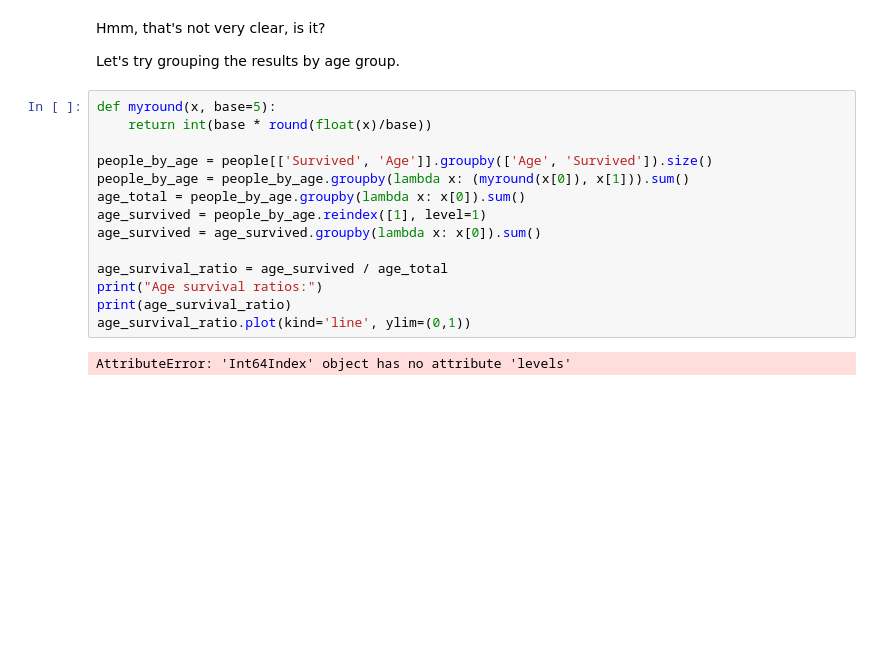
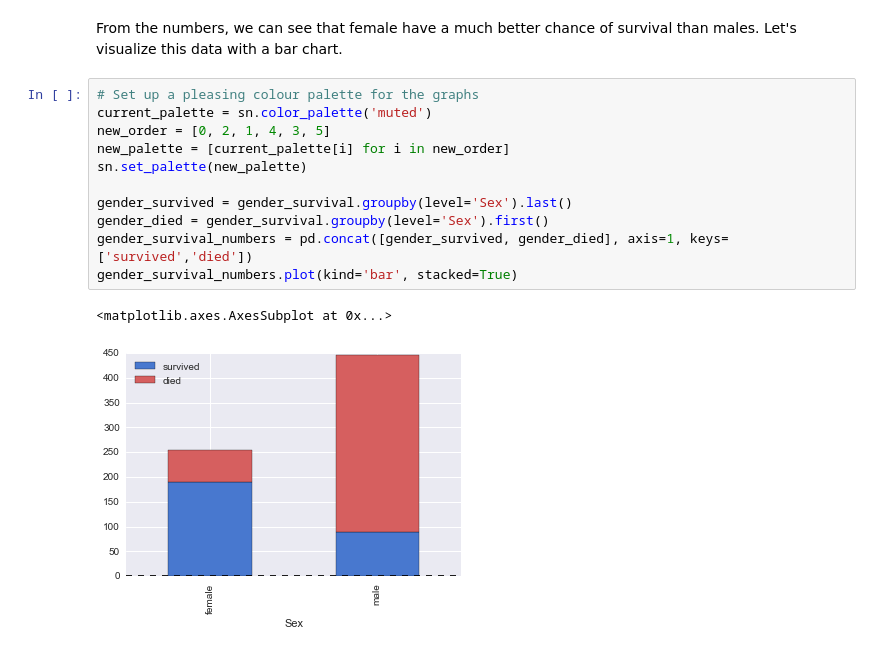
Before and after one commit to Mistborn/titanic, a Jupyter notebook: Titanic.ipynb, the cells around one changed output. Cells and saved outputs as stored; diff of their text form; blank space fills up the shorter version.

```diff
--- a/Titanic.ipynb
+++ b/Titanic.ipynb
@@ -216,20 +66,16 @@ dtype: float64
-# %% [markdown]
-Hmm, that's not very clear, is it?
-
-Let's try grouping the results by age group.
-# %%
-def myround(x, base=5):
-    return int(base * round(float(x)/base))
-
-people_by_age = people[['Survived', 'Age']].groupby(['Age', 'Survived']).size()
-people_by_age = people_by_age.groupby(lambda x: (myround(x[0]), x[1])).sum()
-age_total = people_by_age.groupby(lambda x: x[0]).sum()
-age_survived = people_by_age.reindex([1], level=1)
-age_survived = age_survived.groupby(lambda x: x[0]).sum()
-
-age_survival_ratio = age_survived / age_total
-print("Age survival ratios:")
-print(age_survival_ratio)
-age_survival_ratio.plot(kind='line', ylim=(0,1))
-# %% [output]
-AttributeError: 'Int64Index' object has no attribute 'levels'
+# %% [markdown]
+From the numbers, we can see that female have a much better chance of survival than males. Let's visualize this data with a bar chart.
+# %%
+# Set up a pleasing colour palette for the graphs
+current_palette = sn.color_palette('muted')
+new_order = [0, 2, 1, 4, 3, 5]
+new_palette = [current_palette[i] for i in new_order]
+sn.set_palette(new_palette)
+
+gender_survived = gender_survival.groupby(level='Sex').last()
+gender_died = gender_survival.groupby(level='Sex').first()
+gender_survival_numbers = pd.concat([gender_survived, gender_died], axis=1, keys=['survived','died'])
+gender_survival_numbers.plot(kind='bar', stacked=True)
+# %% [output]
+<matplotlib.axes.AxesSubplot at 0x...>
+[figure, added]
```
Also changed, not shown: parts of 47 cells of this notebook.
